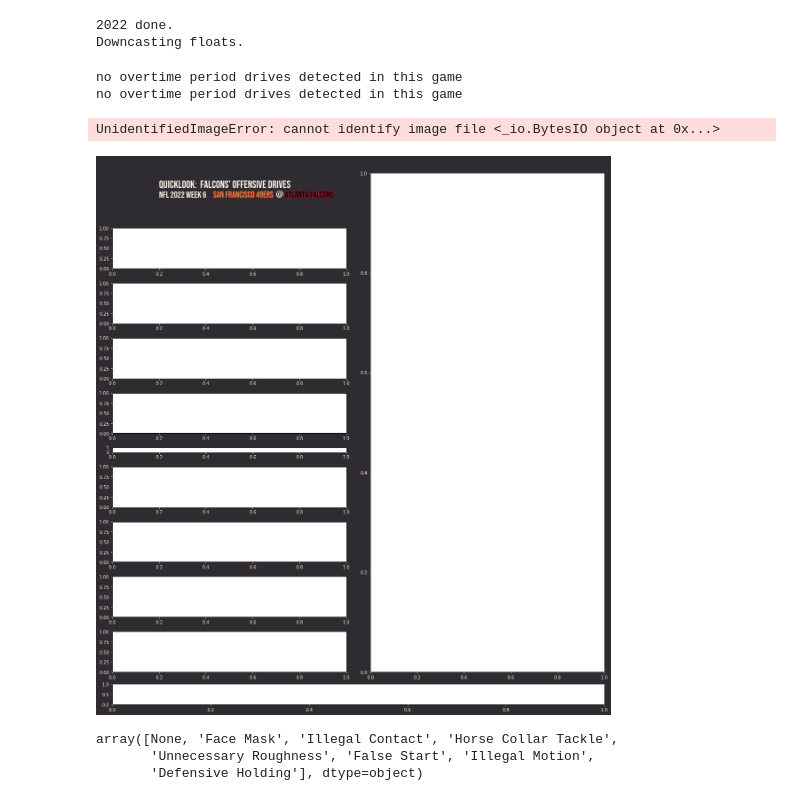
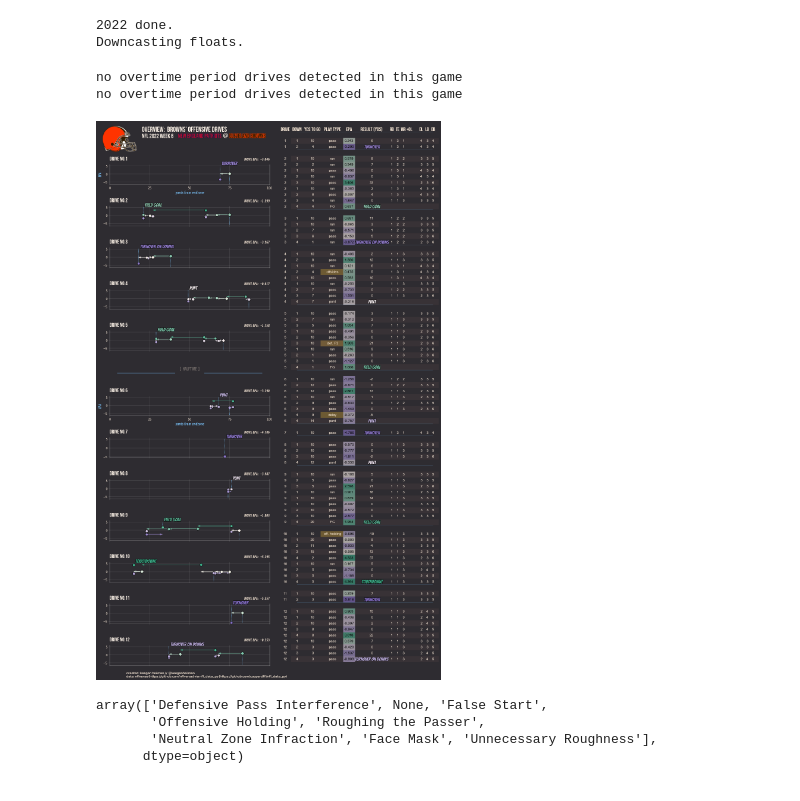
Before and after one commit to keeganheilman/nfl-charts, a Jupyter notebook: team-drive-epa.ipynb, the cells around one changed output. Cells and saved outputs as stored; diff of their text form; code cells hidden in the pictures.

```diff
--- a/team-drive-epa.ipynb
+++ b/team-drive-epa.ipynb
@@ -15,7 +15,7 @@ from io import BytesIO
 # SET SEASON, WEEK, TEAM to be plotted
 SEASON = 2022
 WEEK = 6
-TEAM = 'ATL'
+TEAM = 'CLE'
 # %%
 # get team info (colors, URLS, abbr., etc.)
 df_teams_info = pd.read_csv("./data/team_logos.csv")
@@ -220,6 +220,22 @@ def make_height_ratios(df):
     # add height_ratio for footer
     height_ratios.append(0.5)
     return height_ratios
+
+
+def format_playtype(playtype):
+    playtype_mapping = {'punt':'punt','pass':'pass','run':'run','field_goal':'FG',
+                        'Encroachment':'offsides',
+                        'Face Mask':'face mask',
+                        'Unnecessary Roughness':'personal foul',
+                        'Delay of Game':'delay',
+                        'Defensive Pass Interference':'def. PI',
+                        'Offensive Pass Interference':'off. PI',
+                        'Offensive Holding':'off. holding',
+                        'Defensive Holding':'def. holding',
+                        'False Start':'false start',
+                        'Roughing the Passer':'RTP',
+                        'Neutral Zone Infraction':'offsides'}
+    return playtype_mapping[playtype]
 # %%
 # filter play by play data for offensive drives in SEASON by TEAM and WEEK
 df_team_week_plays = get_offensive_drives(df_pbp, TEAM, WEEK)
@@ -383,6 +402,14 @@ axs = create_subplot_structure(axd_idxs)
 fig, axd = plt.subplot_mosaic(axs, gridspec_kw=gs_kw, figsize=(16,fig_height), layout="constrained")
 fig.set_facecolor(background)
 
+# add axis and plot logo
+ax2 = fig.add_axes([0.015,0.92,0.10,0.10])
+ax2.axis("off")
+url = home_logoURL if TEAM == home_teamabbr else away_logoURL
+response = requests.get(url)
+img = Image.open(BytesIO(response.content))
+plt.imshow(img)
+
 for k in axd:
     # is this the axis index of the header?
     if k == 'header':
@@ -401,13 +428,7 @@ for k in axd:
                        fontsize=24,
                        fontfamily=title_text)
 
-        # add axis and plot logo
-        ax2 = fig.add_axes([0.015,0.92,0.10,0.10])
-        ax2.axis("off")
-        url = home_logoURL if TEAM == home_teamabbr else away_logoURL
-        response = requests.get(url)
-        img = Image.open(BytesIO(response.content))
-        plt.imshow(img)
+
 
     # is this the axis index of the footer?
     elif k == 'footer':
@@ -445,6 +466,7 @@ for k in axd:
         axd[k].text(x=0+tbl_dist_left_margin, y=-1, s="drive", va='center', ha=tbl_halign, fontdict=tbl_hdr_fontdict)
         axd[k].text(x=(1*down_factor)+tbl_down_dist, y=-1, s='down', va='center', ha=tbl_halign, fontdict=tbl_hdr_fontdict)
         axd[k].text(x=(2*ytg_factor)+tbl_ytg_dist, y=-1, s='yds to go', va='center', ha=tbl_halign, fontdict=tbl_hdr_fontdict)
+        axd[k].text(x=(2.5*playtype_factor)+tbl_playtype_dist, y=-1, s="play type", va='center', ha=tbl_halign, fontdict=tbl_hdr_fontdict)
         axd[k].text(x=(3*epa_factor)+tbl_epa_dist, y=-1, s="EPA", va='center', ha=tbl_halign, fontdict=tbl_hdr_fontdict)
         axd[k].text(x=(4*opers_factor)+tbl_opers_dist, y=-1, s='RB', va='center', ha=tbl_halign, fontdict=tbl_hdr_fontdict)
         axd[k].text(x=(5*opers_factor)+tbl_opers_dist, y=-1, s='TE', va='center', ha=tbl_halign, fontdict=tbl_hdr_fontdict)
@@ -466,6 +488,13 @@ for k in axd:
             axd[k].text(x=0+tbl_dist_left_margin, y=row_idx, s=f"{drive_idx:.0f}", va='center', ha=tbl_halign, fontdict=tbl_fontdict)
             axd[k].text(x=(1*down_factor)+tbl_down_dist, y=row_idx, s=str(int(row['down'])), va='center', ha=tbl_halign, fontdict=tbl_fontdict)
             axd[k].text(x=(2*ytg_factor)+tbl_ytg_dist, y=row_idx, s=f"{row['ydstogo']:2.0f}", va='center', ha=tbl_halign, fontdict=tbl_fontdict)
+            # plot penalty type
+            if row['play_type'] == 'no_play':
+                    playtype = row['penalty_type']
+                    # axd[k].text(x=(2.5*playtype_factor)+tbl_playtype_dist, y=row_idx, s= , va='center', ha=tbl_halign, fontdict=tbl_fontdict)
+            else:
+                playtype = row['play_type']
+            axd[k].text(x=(2.5*playtype_factor)+tbl_playtype_dist, y=row_idx, s=format_playtype(playtype), va='center', ha=tbl_halign, fontdict=tbl_fontdict)
             axd[k].text(x=(3*epa_factor)+tbl_epa_dist, y=row_idx, s= f"{row['epa']:.3f}", va='center', ha=tbl_halign, fontdict=tbl_epa_fontdict)
             axd[k].text(x=(4*opers_factor)+tbl_opers_dist, y=row_idx, s=row['RB'], va='center', ha=tbl_halign, fontdict=tbl_fontdict)
             axd[k].text(x=(5*opers_factor)+tbl_opers_dist, y=row_idx, s=row['TE'], va='center', ha=tbl_halign, fontdict=tbl_fontdict)
@@ -475,6 +504,14 @@ for k in axd:
                 if df_play_par.loc[df_idx+1]['drive'] != drive:
                     t = axd[k].text(x=(8*ST_factor)+tbl_ST_dist, y=row_idx, s=format_drive_result(row['fixed_drive_result']), va='center', ha=tbl_halign, fontdict=tbl_result_fontdict, color=cmap_point_color)
                     t.set_path_effects([path_effects.withStroke(linewidth=2, foreground=drive_result_path_color)])
+                elif row['play_type'] == 'no_play':
+                    if row['penalty_team'] != TEAM:
+                        penalty_yards = int(row['penalty_yards'])
+                    else:
+                        penalty_yards = -1*int(row['penalty_yards'])
+                    t= axd[k].text(x=(8*ST_factor)+tbl_ST_dist, y=row_idx, s=f"{penalty_yards:2.0f}", va='center', ha=tbl_halign, fontdict=tbl_fontdict)
+                    rect = mpl.patches.Rectangle(((2.5*playtype_factor+tbl_playtype_dist)-1,row_idx-0.5),width=1.9, height=1, ec=None,fc=penalty_color, alpha=0.3)
+                    axd[k].add_patch(rect)
                 else:
                     t= axd[k].text(x=(8*ST_factor)+tbl_ST_dist, y=row_idx, s=f"{row['yards_gained']:2.0f}", va='center', ha=tbl_halign, fontdict=tbl_fontdict)
             except KeyError:
@@ -486,7 +523,7 @@ for k in axd:
             if df_idx % 2 == 0:
                 rect = mpl.patches.Rectangle((((1*down_factor)+tbl_down_dist-0.5),row_idx-0.5),width=ncols, height=1, ec=None,fc=playlist_alt_color, alpha=0.1)
                 axd[k].add_patch(rect)
-            rect = mpl.patches.Rectangle(((3*epa_factor)+tbl_epa_dist-tbl_dist_btwn_cols,row_idx-0.5),width=(tbl_epa_dist-0.4), height=1, ec=None,fc=cmap_point_color, alpha=0.6)
+            rect = mpl.patches.Rectangle(((3*epa_factor)+tbl_epa_dist-tbl_dist_btwn_cols,row_idx-0.5),width=(tbl_dist_btwn_cols*2), height=1, ec=None,fc=cmap_point_color, alpha=0.6)
             axd[k].add_patch(rect)
             # axd[k].hlines(xmin=(1*down_factor)+tbl_down_dist-0.5, xmax=ncols, y=row_idx+0.5, linestyles="dotted", color='lightgrey', lw=0.2)
             row_idx+=1
@@ -544,7 +581,7 @@ for k in axd:
             axd[k].set_title(f"DRIVE EPA:  +{sum(y):.3f}",pad=14,loc="right", color=axs_title2_color, fontweight="light", fontfamily=contrail_text, fontsize=12)
         else:
             axd[k].set_title(f"DRIVE EPA:  {sum(y):.3f}",pad=14,loc="right", color=axs_title2_color, fontweight="light", fontfamily=contrail_text, fontsize=12)
-
+        # plot drive information
         for point_idx, (x_val, y_val) in enumerate(zip(x,y)):
             cmap_point_color = (cmap(norm(y_val)))
             if point_idx < len(x)-1:
@@ -564,33 +601,33 @@ for k in axd:
             # plot end of drive information
             if point_idx == len(x)-1:
                 # plot vertical line at end of drive point
                 end_of_drive_line = axd[k].vlines(x_val, ymin=y_val,ymax=game_epa_max+1,
                                                           colors=[drive_end_color],
                                                           linestyles="dotted",
                                                           zorder=-5)
                 end_of_drive_line.set_path_effects([path_effects.withStroke(linewidth=0, foreground="white")])
                 # plot end of drive result text (e.g. "TOUCHDOWN!")
                 drive_result_t= axd[k].text(x=x_val+0.3,y=game_epa_max+1.2,
                                                         s=format_drive_result(drive_result),
                                                         color=cmap_point_color,
                                                         fontfamily=touchdown_text,
                                                         fontsize=16)
                 drive_result_t.set_path_effects([path_effects.withStroke(linewidth=2, foreground=drive_result_path_color)])
             # plot play point x=epa, y=yardline_100
             markers=df_team_week_plays[df_team_week_plays.drive == drive].down.tolist()
             mapping= {1:'D',2:"o",3:"o",4:"o"}
             axd[k].scatter(x_val,y_val, color=cmap_point_color,edgecolors=scatter_ec,s=75, alpha=1,lw=1,zorder=10,  marker=mapping[markers[point_idx]])
+
             first_drive_of_half = False
 
 plt.show()
 # fig.savefig(f'{SEASON}-WEEK{WEEK}-{TEAM}.png',bbox_inches='tight', dpi=600)
 # plt.close('all')
 
 
 # How to better construct the rows of plays? What other information is pertinent?
 # %% [output]
 no overtime period drives detected in this game
 no overtime period drives detected in this game
-UnidentifiedImageError: cannot identify image file <_io.BytesIO object at 0x...>
-[figure, old version]
+[figure, new version]
 # %%
@@ -602,7 +640,8 @@ UnidentifiedImageError: cannot identify image file <_io.BytesIO object at 0x...>
 # %%
 df_play_par['penalty_type'].unique()
 # %% [output]
-array([None, 'Face Mask', 'Illegal Contact', 'Horse Collar Tackle',
-       'Unnecessary Roughness', 'False Start', 'Illegal Motion',
-       'Defensive Holding'], dtype=object)
+array(['Defensive Pass Interference', None, 'False Start',
+       'Offensive Holding', 'Roughing the Passer',
+       'Neutral Zone Infraction', 'Face Mask', 'Unnecessary Roughness'],
+      dtype=object)
 # %%
```
Also changed, not shown: parts of 7 cells of this notebook.
